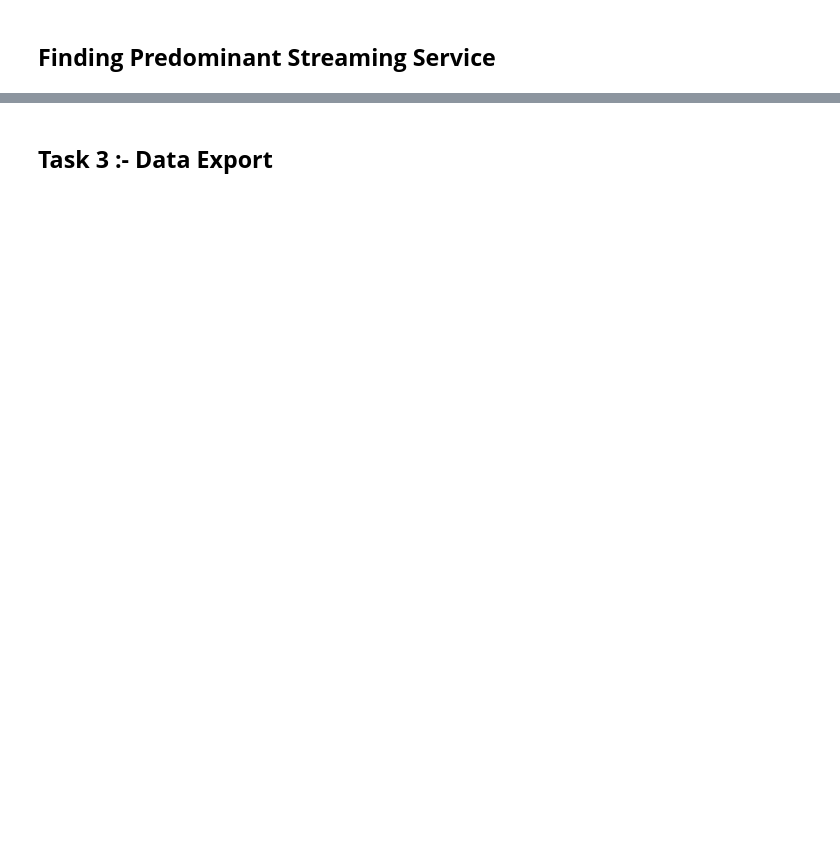
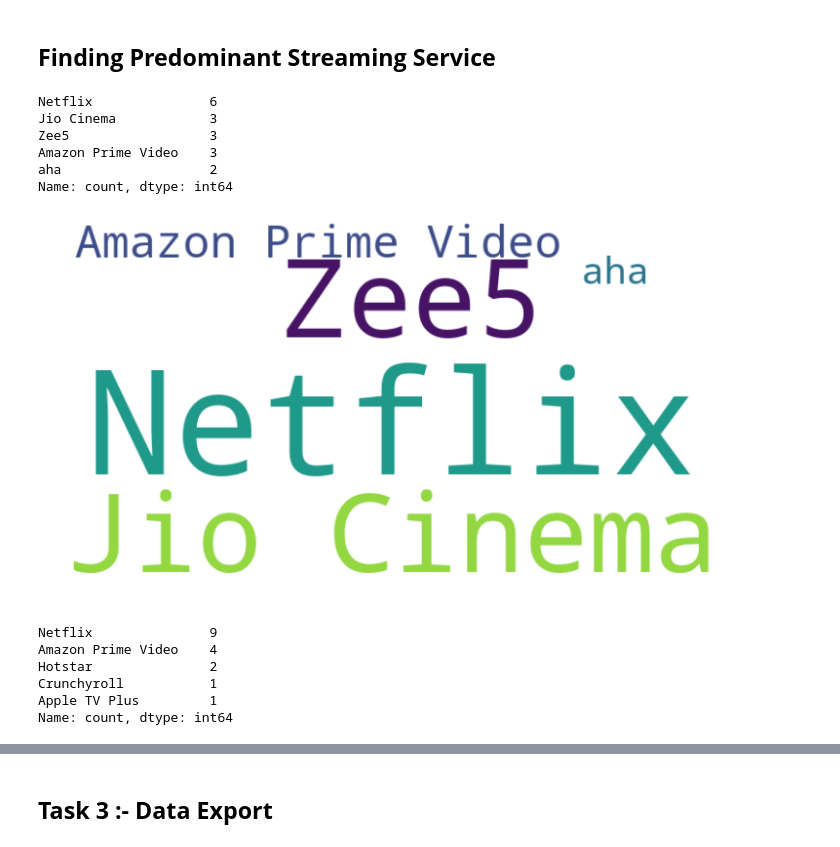
Before and after one commit to pandey-rakshit/almabetter, a Jupyter notebook: Module2/DS201/Numerical_Programming_in_Python_Web_Scraping.ipynb, the cells around one changed output, grey strips where cells are left out. Saved outputs shown, nothing was run; the diff lists cells and outputs as text; code cells hidden in the pictures; blank space fills up the shorter version.

```diff
--- a/Module2/DS201/Numerical_Programming_in_Python_Web_Scraping.ipynb
+++ b/Module2/DS201/Numerical_Programming_in_Python_Web_Scraping.ipynb
@@ -283,2 +750,39 @@ print(soup.prettify())
+# %%
+# Write Your Code here
+
+
+movie_streaming_services = filtered_movie_df['Streaming Services'].str.split(', ', expand=True)
+stacked_movie_streaming_services = movie_streaming_services.stack()
+movie_streaming_services_counts = stacked_movie_streaming_services.value_counts()
+top_five_movie_streaming_services = movie_streaming_services_counts.head()
+top_five_movie_streaming_services
+# %% [output]
+Netflix               6
+Jio Cinema            3
+Zee5                  3
+Amazon Prime Video    3
+aha                   2
+Name: count, dtype: int64
 # %%
 #Let's Visvalize it using word cloud
+
+wordcloud.generate_from_frequencies(top_five_movie_streaming_services)
+plt.figure(figsize=(10, 5))
+plt.imshow(wordcloud, interpolation='bilinear')
+plt.axis('off')
+plt.show()
+# %% [output]
+[figure, added]
+# %%
+tv_show_streaming_services = filtered_tv_df['Streaming Services'].str.split(', ', expand=True)
+stacked_tv_show_streaming_services = tv_show_streaming_services.stack()
+tv_show_streaming_services_counts = stacked_tv_show_streaming_services.value_counts()
+top_five_tv_show_streaming_services = tv_show_streaming_services_counts.head()
+top_five_tv_show_streaming_services
+# %% [output]
+Netflix               9
+Amazon Prime Video    4
+Hotstar               2
+Crunchyroll           1
+Apple TV Plus         1
+Name: count, dtype: int64
```
Also changed, not shown: parts of 106 cells of this notebook.
